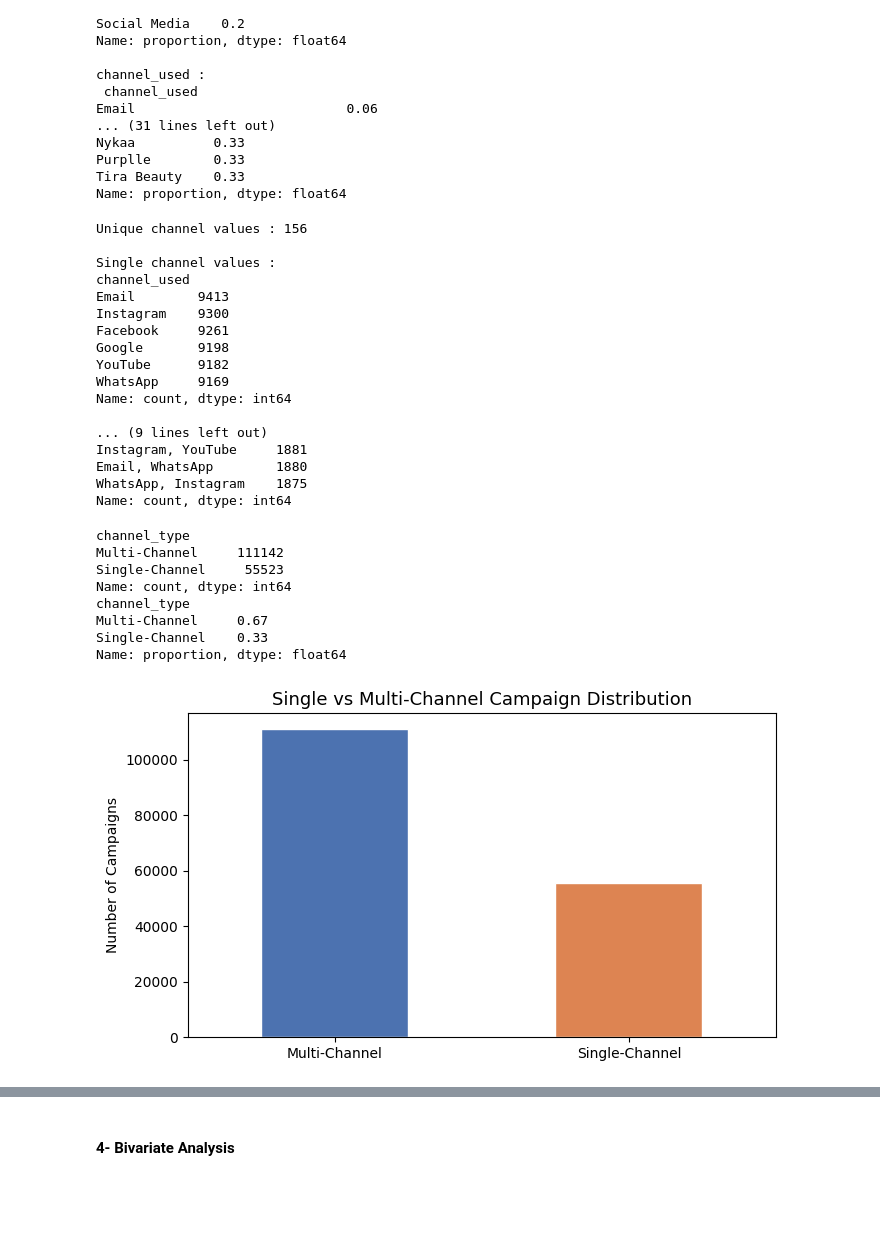
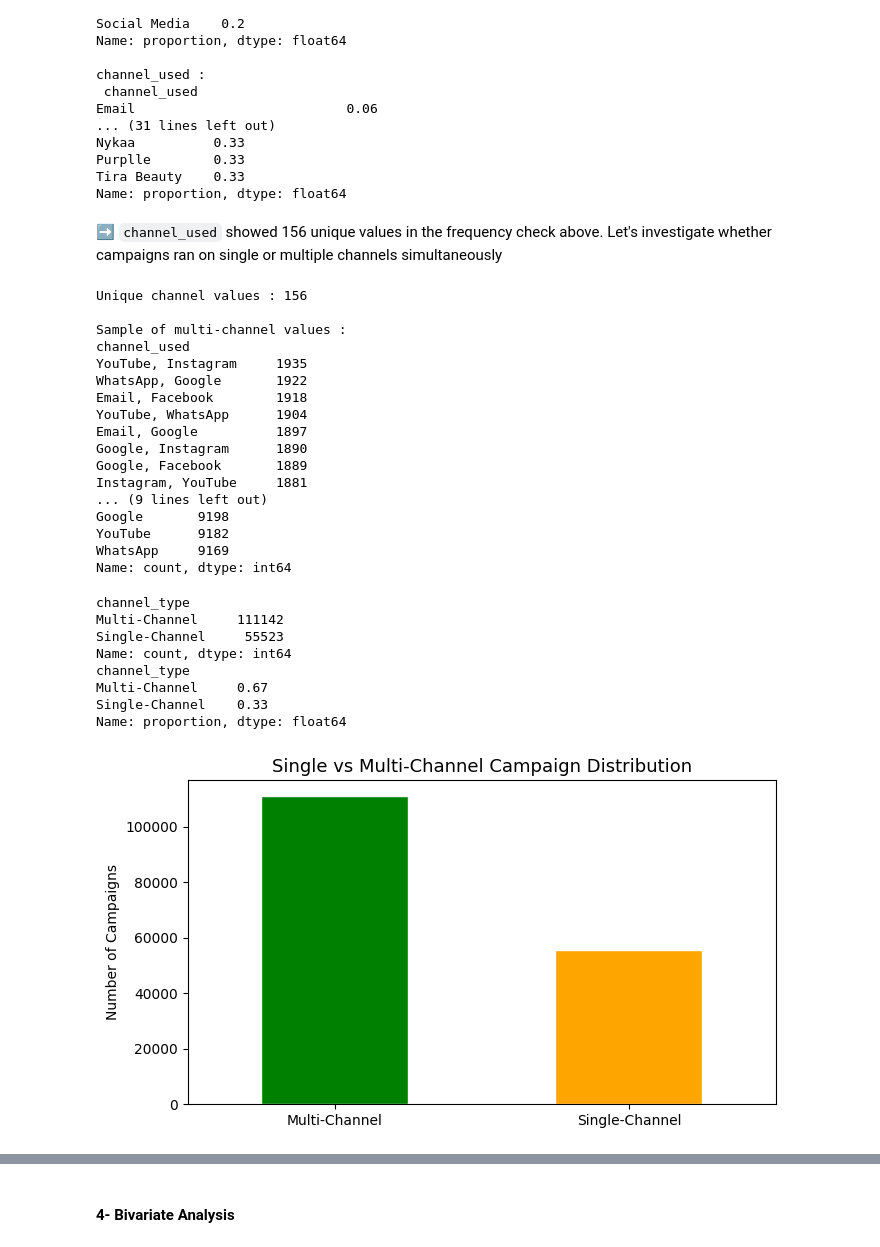
Before and after one commit to salimatter/marketing-campaign-audit, a Jupyter notebook: multi_brand_marketing_campaign.ipynb, the cells around one changed output, grey strips where cells are left out. Saved outputs shown, nothing was run; the diff lists cells and outputs as text; code cells hidden in the pictures; blank space fills up the shorter version.

```diff
--- a/multi_brand_marketing_campaign.ipynb
+++ b/multi_brand_marketing_campaign.ipynb
@@ -382,60 +391,61 @@ Nykaa          0.33
 Purplle        0.33
 Tira Beauty    0.33
 Name: proportion, dtype: float64
+# %% [markdown]
+➡️ `channel_used` showed 156 unique values in the frequency check above.
+Let's investigate whether campaigns ran on single or multiple channels simultaneously
 # %%
-# channel_used contains 156 unique values — investigating structure
+# Investigating channel_used
 print(f"Unique channel values : {df['channel_used'].nunique()}")
-
+print(f"\nSample of multi-channel values :")
+print(df[df['channel_used'].str.contains(',')]['channel_used'].value_counts().head(10))
 print(f"\nSingle channel values :")
 print(df[~df['channel_used'].str.contains(',')]['channel_used'].value_counts())
-
-print(f"\nSample of multi-channel combinations :")
-print(df[df['channel_used'].str.contains(',')]['channel_used'].value_counts().head(10))
 # %% [output]
 Unique channel values : 156
 
-Single channel values :
+Sample of multi-channel values :
 channel_used
-Email        9413
-Instagram    9300
-Facebook     9261
+YouTube, Instagram     1935
+WhatsApp, Google       1922
+Email, Facebook        1918
+YouTube, WhatsApp      1904
+Email, Google          1897
+Google, Instagram      1890
+Google, Facebook       1889
+Instagram, YouTube     1881
+... (9 lines left out)
 Google       9198
 YouTube      9182
 WhatsApp     9169
 Name: count, dtype: int64
-
-... (9 lines left out)
-Instagram, YouTube     1881
-Email, WhatsApp        1880
-WhatsApp, Instagram    1875
-Name: count, dtype: int64
 # %%
 # Analyzing single vs multi-channel campaign split
 print(df["channel_type"].value_counts())
 print(df["channel_type"].value_counts(normalize=True).round(2))
 
 # Visualizing the split
 df["channel_type"].value_counts().plot(
     kind="bar",
-    color=["#4C72B0", "#DD8452"],
+    color=["green", "orange"],
     edgecolor="white",
     figsize=(7, 4)
 )
 
 plt.title("Single vs Multi-Channel Campaign Distribution", fontsize=13)
 plt.xlabel("")
 plt.xticks(rotation=0)
 plt.ylabel("Number of Campaigns")
 plt.tight_layout()
 plt.show()
 # %% [output]
 channel_type
 Multi-Channel     111142
 Single-Channel     55523
 Name: count, dtype: int64
 channel_type
 Multi-Channel     0.67
 Single-Channel    0.33
 Name: proportion, dtype: float64
-[figure, old version]
+[figure, new version]
 # %% [markdown]
```
Also changed, not shown: parts of 13 cells of this notebook.
